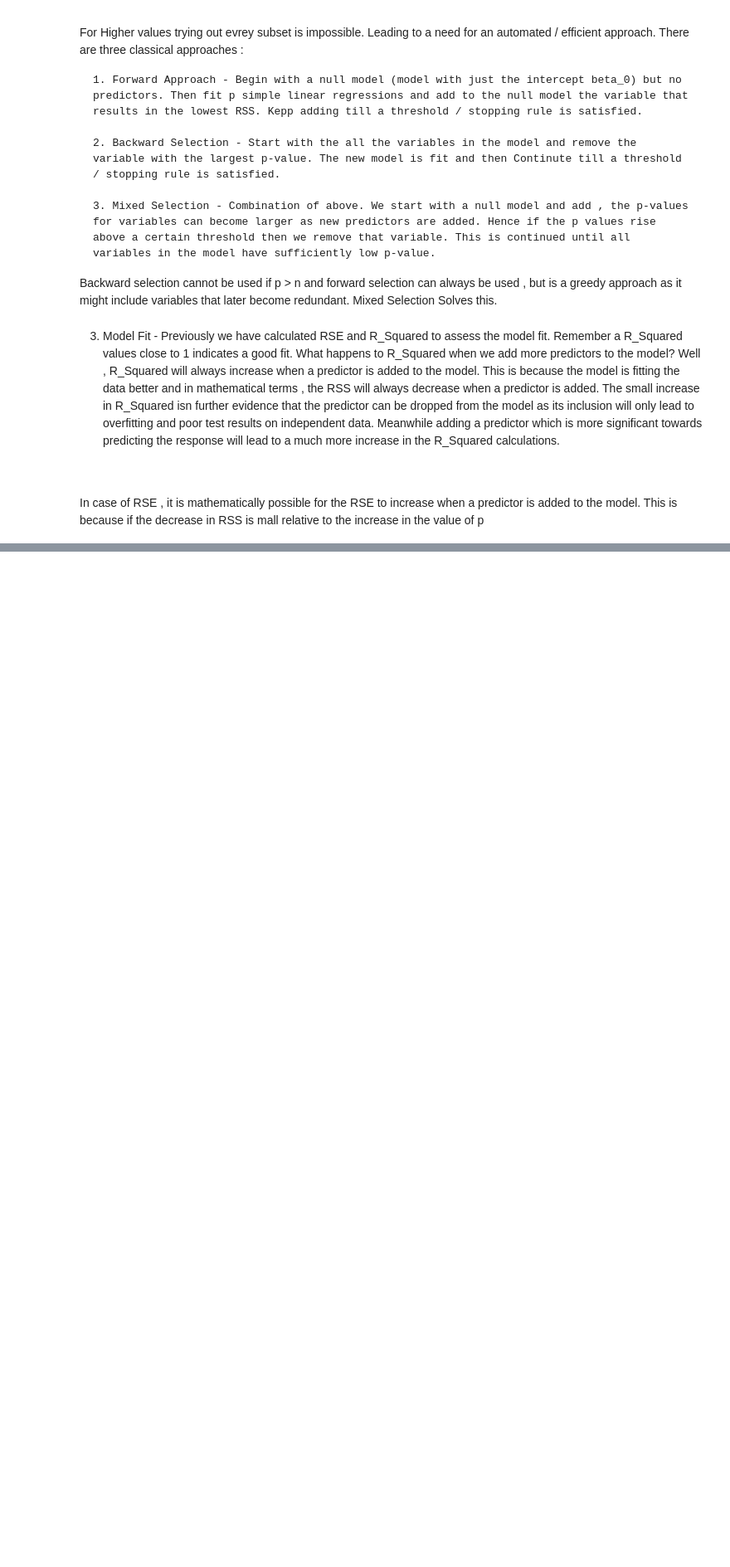
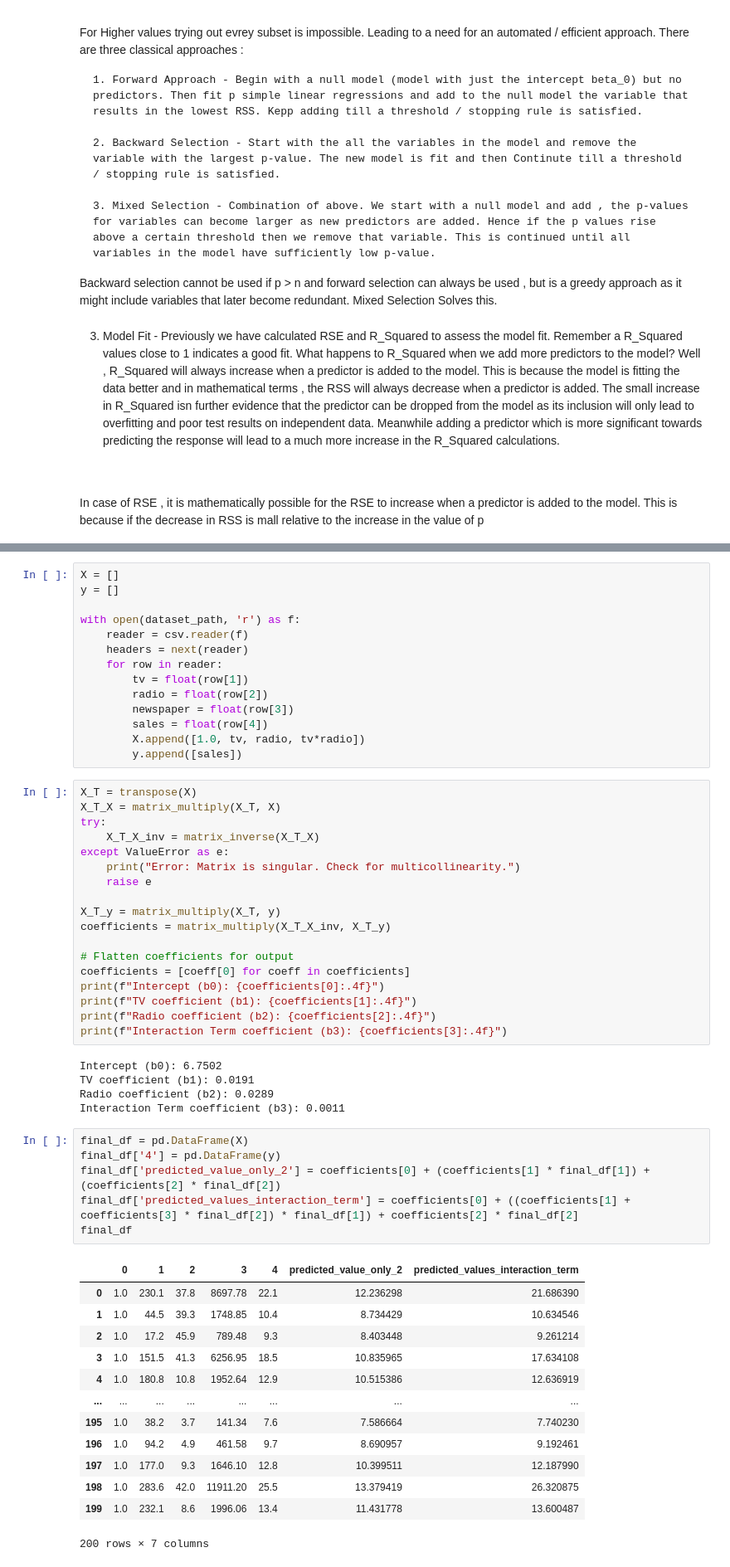
Before and after one commit to shubhambhardwaj98/Playground, a Jupyter notebook: linear_regression/Linear Regression.ipynb, the cells around one changed output, grey strips where cells are left out. Shown at 83% size. Drawn from its saved outputs; the diff is of its cells as text; blank space fills up the shorter version.

```diff
--- a/linear_regression/Linear Regression.ipynb
+++ b/linear_regression/Linear Regression.ipynb
@@ -617,0 +708,57 @@ the value of p
+# %%
+X = []
+y = []
+
+with open(dataset_path, 'r') as f:
+    reader = csv.reader(f)
+    headers = next(reader)
+    for row in reader:
+        tv = float(row[1])
+        radio = float(row[2])
+        newspaper = float(row[3])
+        sales = float(row[4])
+        X.append([1.0, tv, radio, tv*radio])
+        y.append([sales])
+# %%
+X_T = transpose(X)
+X_T_X = matrix_multiply(X_T, X)
+try:
+    X_T_X_inv = matrix_inverse(X_T_X)
+except ValueError as e:
+    print("Error: Matrix is singular. Check for multicollinearity.")
+    raise e
+
+X_T_y = matrix_multiply(X_T, y)
+coefficients = matrix_multiply(X_T_X_inv, X_T_y)
+
+# Flatten coefficients for output
+coefficients = [coeff[0] for coeff in coefficients]
+print(f"Intercept (b0): {coefficients[0]:.4f}")
+print(f"TV coefficient (b1): {coefficients[1]:.4f}")
+print(f"Radio coefficient (b2): {coefficients[2]:.4f}")
+print(f"Interaction Term coefficient (b3): {coefficients[3]:.4f}")
+# %% [output]
+Intercept (b0): 6.7502
+TV coefficient (b1): 0.0191
+Radio coefficient (b2): 0.0289
+Interaction Term coefficient (b3): 0.0011
+# %%
+final_df = pd.DataFrame(X)
+final_df['4'] = pd.DataFrame(y)
+final_df['predicted_value_only_2'] = coefficients[0] + (coefficients[1] * final_df[1]) + (coefficients[2] * final_df[2])
+final_df['predicted_values_interaction_term'] = coefficients[0] + ((coefficients[1] + coefficients[3] * final_df[2]) * final_df[1]) + coefficients[2] * final_df[2]
+final_df
+# %% [output]
+|  | 0 | 1 | 2 | 3 | 4 | predicted_value_only_2 | predicted_values_interaction_term |
+| 0 | 1.0 | 230.1 | 37.8 | 8697.78 | 22.1 | 12.236298 | 21.686390 |
+| 1 | 1.0 | 44.5 | 39.3 | 1748.85 | 10.4 | 8.734429 | 10.634546 |
+| 2 | 1.0 | 17.2 | 45.9 | 789.48 | 9.3 | 8.403448 | 9.261214 |
+| 3 | 1.0 | 151.5 | 41.3 | 6256.95 | 18.5 | 10.835965 | 17.634108 |
+| 4 | 1.0 | 180.8 | 10.8 | 1952.64 | 12.9 | 10.515386 | 12.636919 |
+| ... | ... | ... | ... | ... | ... | ... | ... |
+| 195 | 1.0 | 38.2 | 3.7 | 141.34 | 7.6 | 7.586664 | 7.740230 |
+| 196 | 1.0 | 94.2 | 4.9 | 461.58 | 9.7 | 8.690957 | 9.192461 |
+| 197 | 1.0 | 177.0 | 9.3 | 1646.10 | 12.8 | 10.399511 | 12.187990 |
+| 198 | 1.0 | 283.6 | 42.0 | 11911.20 | 25.5 | 13.379419 | 26.320875 |
+| 199 | 1.0 | 232.1 | 8.6 | 1996.06 | 13.4 | 11.431778 | 13.600487 |
+200 rows × 7 columns
```
Also changed, not shown: parts of 17 cells of this notebook.
